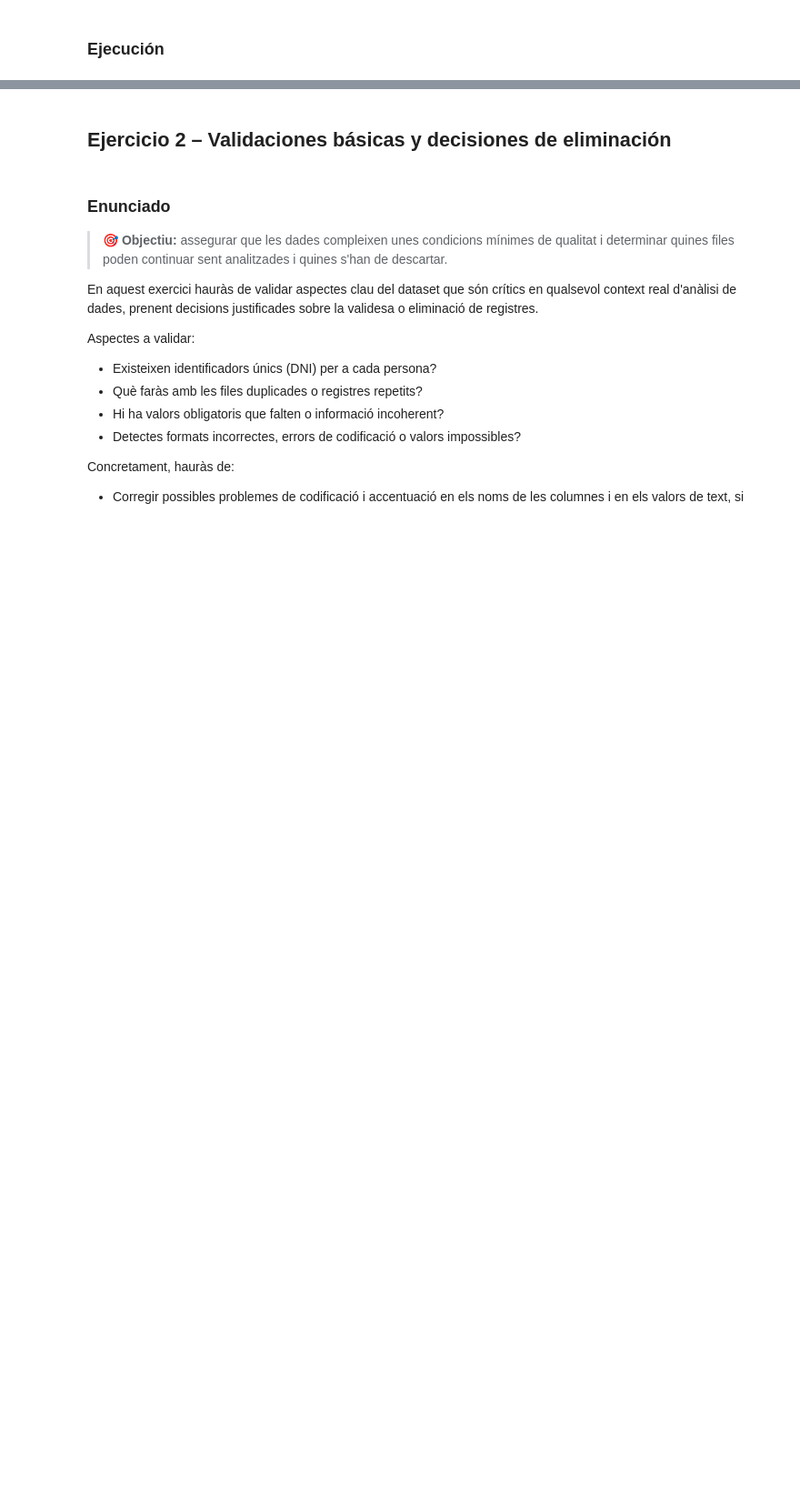
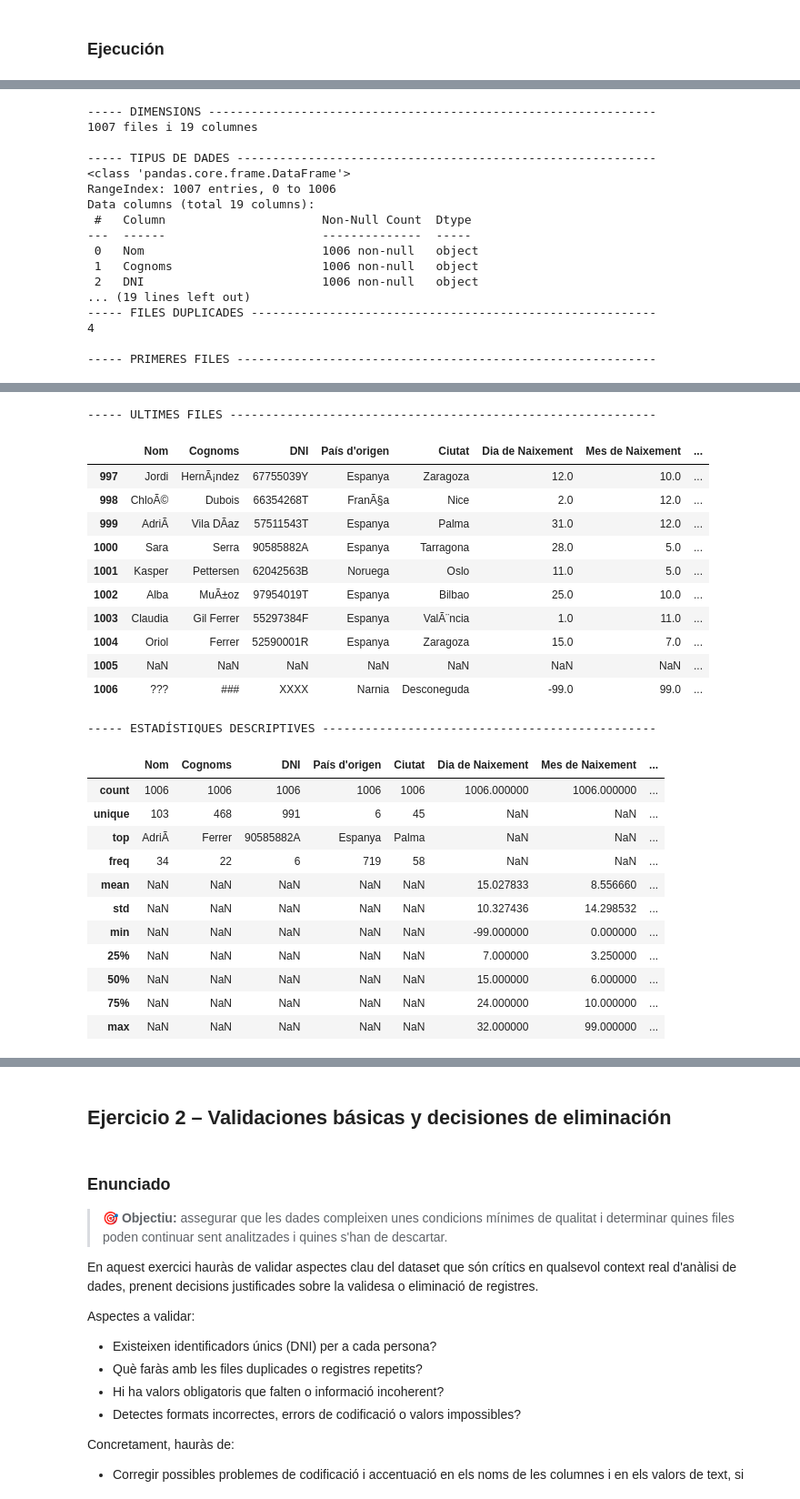
Before and after one commit to chisamitsu/ita-dataanalytics, a Jupyter notebook: s08-analitica-de-dados-python/s08-analitica-de-dados-python.ipynb, the cells around one changed output, grey strips where cells are left out. Shown at 91% size. Saved outputs shown, nothing was run; the diff lists cells and outputs as text; code cells hidden in the pictures; blank space fills up the shorter version.

Commit message:
S08: Analítica de datos con Pandas - Nivel 1, Ejercicio 1 (exploración inicial)

```diff
--- a/s08-analitica-de-dados-python/s08-analitica-de-dados-python.ipynb
+++ b/s08-analitica-de-dados-python/s08-analitica-de-dados-python.ipynb
@@ -101,2 +131,22 @@ _Pendiente_
+# %%
+# Initial basic checks on data
+def basic_check(df):
+  print("----- DIMENSIONS ".ljust(80, "-"))
+  print(f"{df.shape[0]} files i {df.shape[1]} columnes")
+
+  print("\n----- TIPUS DE DADES ".ljust(81, "-"))
+  df.info()
+
+  print("\n----- FILES DUPLICADES ".ljust(81, "-"))
+  print(df.duplicated().sum())
+
+  print("\n----- PRIMERES FILES ".ljust(81, "-"))
+  display(df.head(10))
+
+  print("\n----- ULTIMES FILES ".ljust(81, "-"))
+  display(df.tail(10))
+
+  print("\n----- ESTADÍSTIQUES DESCRIPTIVES ".ljust(81, "-"))
+  display(df.describe(include="all"))
 # %% [markdown]
 ### Ejecución
@@ -106,0 +212,21 @@ _Pendiente_
+# %%
+df = pd.read_excel(file_path, header=3)
+basic_check(df.drop(columns=df.columns[0]))
+# %% [output]
+----- DIMENSIONS ---------------------------------------------------------------
+1007 files i 19 columnes
+
+----- TIPUS DE DADES -----------------------------------------------------------
+<class 'pandas.core.frame.DataFrame'>
+RangeIndex: 1007 entries, 0 to 1006
+Data columns (total 19 columns):
+ #   Column                      Non-Null Count  Dtype
+---  ------                      --------------  -----
+ 0   Nom                         1006 non-null   object
+ 1   Cognoms                     1006 non-null   object
+ 2   DNI                         1006 non-null   object
+... (19 lines left out)
+----- FILES DUPLICADES ---------------------------------------------------------
+4
+
+----- PRIMERES FILES -----------------------------------------------------------
@@ -106,0 +244,25 @@ _Pendiente_
+----- ULTIMES FILES ------------------------------------------------------------
+|  | Nom | Cognoms | DNI | País d'origen | Ciutat | Dia de Naixement | Mes de Naixement | ... |
+| 997 | Jordi | HernÃ¡ndez | 67755039Y | Espanya | Zaragoza | 12.0 | 10.0 | ... |
+| 998 | ChloÃ© | Dubois | 66354268T | FranÃ§a | Nice | 2.0 | 12.0 | ... |
+| 999 | AdriÃ | Vila DÃ­az | 57511543T | Espanya | Palma | 31.0 | 12.0 | ... |
+| 1000 | Sara | Serra | 90585882A | Espanya | Tarragona | 28.0 | 5.0 | ... |
+| 1001 | Kasper | Pettersen | 62042563B | Noruega | Oslo | 11.0 | 5.0 | ... |
+| 1002 | Alba | MuÃ±oz | 97954019T | Espanya | Bilbao | 25.0 | 10.0 | ... |
+| 1003 | Claudia | Gil Ferrer | 55297384F | Espanya | ValÃ¨ncia | 1.0 | 11.0 | ... |
+| 1004 | Oriol | Ferrer | 52590001R | Espanya | Zaragoza | 15.0 | 7.0 | ... |
+| 1005 | NaN | NaN | NaN | NaN | NaN | NaN | NaN | ... |
+| 1006 | ??? | ### | XXXX | Narnia | Desconeguda | -99.0 | 99.0 | ... |
+----- ESTADÍSTIQUES DESCRIPTIVES -----------------------------------------------
+|  | Nom | Cognoms | DNI | País d'origen | Ciutat | Dia de Naixement | Mes de Naixement | ... |
+| count | 1006 | 1006 | 1006 | 1006 | 1006 | 1006.000000 | 1006.000000 | ... |
+| unique | 103 | 468 | 991 | 6 | 45 | NaN | NaN | ... |
+| top | AdriÃ | Ferrer | 90585882A | Espanya | Palma | NaN | NaN | ... |
+| freq | 34 | 22 | 6 | 719 | 58 | NaN | NaN | ... |
+| mean | NaN | NaN | NaN | NaN | NaN | 15.027833 | 8.556660 | ... |
+| std | NaN | NaN | NaN | NaN | NaN | 10.327436 | 14.298532 | ... |
+| min | NaN | NaN | NaN | NaN | NaN | -99.000000 | 0.000000 | ... |
+| 25% | NaN | NaN | NaN | NaN | NaN | 7.000000 | 3.250000 | ... |
+| 50% | NaN | NaN | NaN | NaN | NaN | 15.000000 | 6.000000 | ... |
+| 75% | NaN | NaN | NaN | NaN | NaN | 24.000000 | 10.000000 | ... |
+| max | NaN | NaN | NaN | NaN | NaN | 32.000000 | 99.000000 | ... |
```
Also changed, not shown: parts of 32 cells of this notebook.
